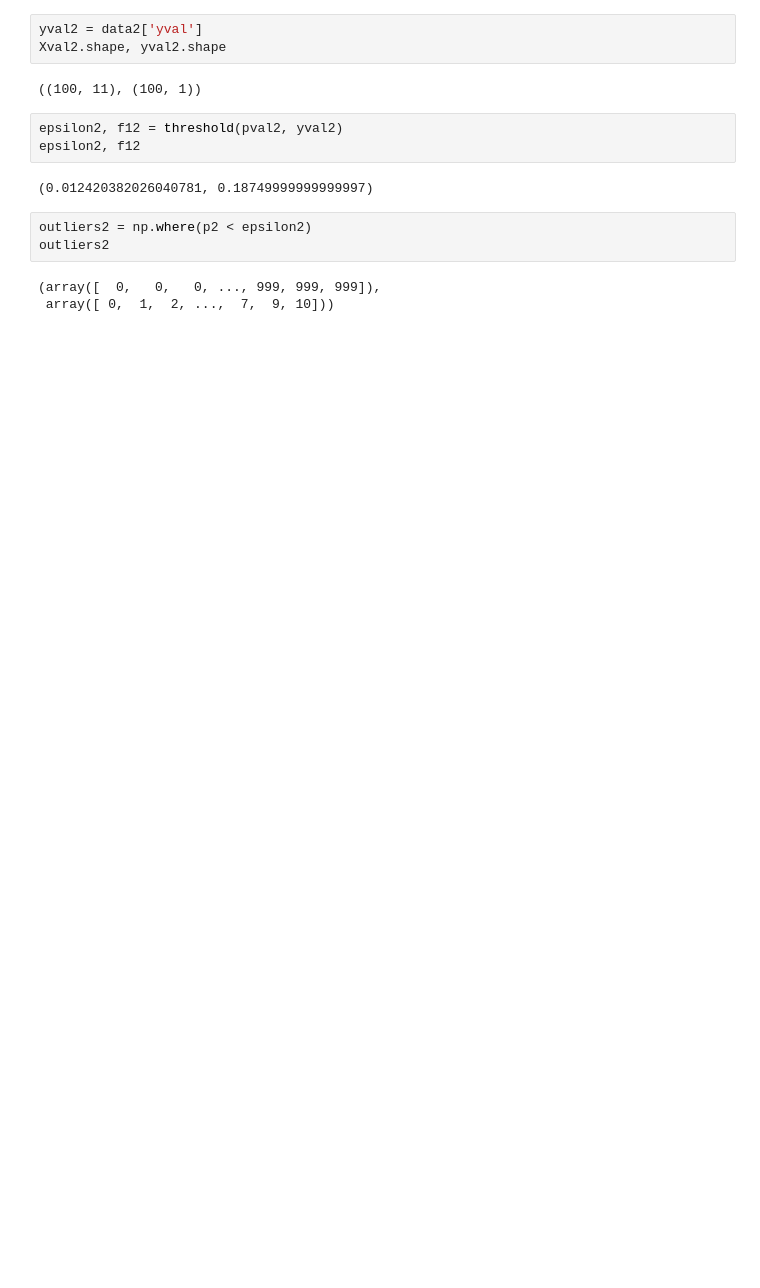
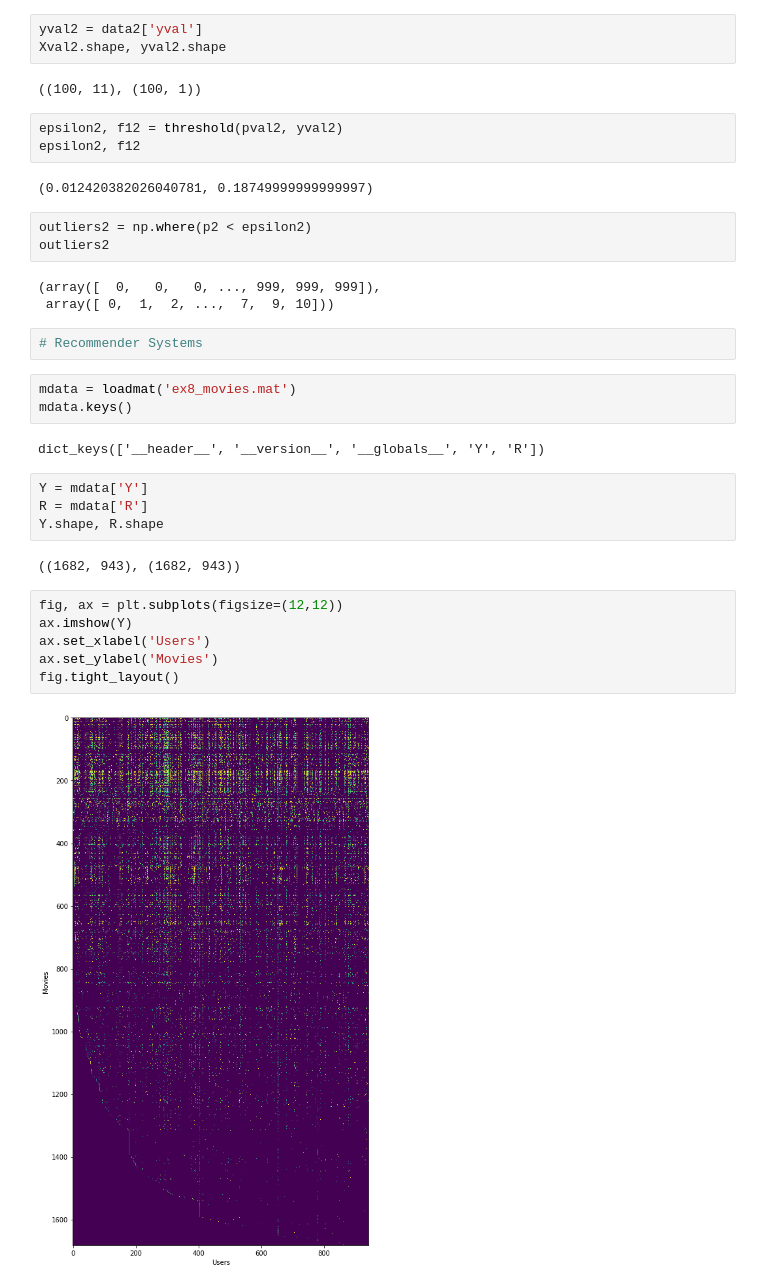
Before and after one commit to RajatGarg97/AndrewNg-mlCourse-Ex, a Jupyter notebook: machine-learning-ex8/ex8/anomalyDetection.ipynb, the cells around one changed output. Saved outputs shown, nothing was run; the diff lists cells and outputs as text; blank space fills up the shorter version.

Commit message:
matrix visualization

```diff
--- a/machine-learning-ex8/ex8/anomalyDetection.ipynb
+++ b/machine-learning-ex8/ex8/anomalyDetection.ipynb
@@ -200,3 +200,24 @@ outliers2
 # %% [output]
 (array([  0,   0,   0, ..., 999, 999, 999]),
  array([ 0,  1,  2, ...,  7,  9, 10]))
+# %%
+# Recommender Systems
+# %%
+mdata = loadmat('ex8_movies.mat')
+mdata.keys()
+# %% [output]
+dict_keys(['__header__', '__version__', '__globals__', 'Y', 'R'])
+# %%
+Y = mdata['Y']
+R = mdata['R']
+Y.shape, R.shape
+# %% [output]
+((1682, 943), (1682, 943))
+# %%
+fig, ax = plt.subplots(figsize=(12,12))
+ax.imshow(Y)
+ax.set_xlabel('Users')
+ax.set_ylabel('Movies')
+fig.tight_layout()
+# %% [output]
+[figure, added]
```
